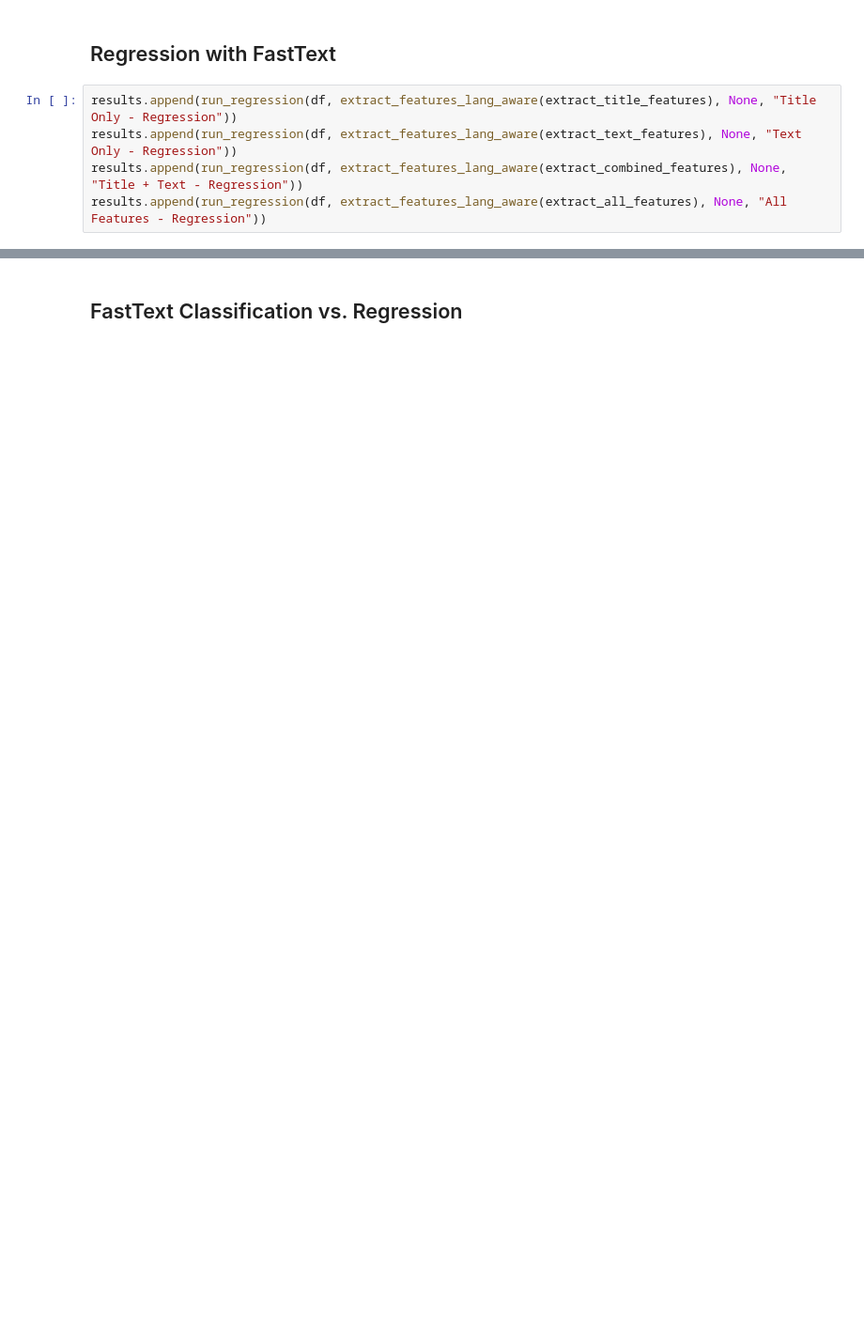
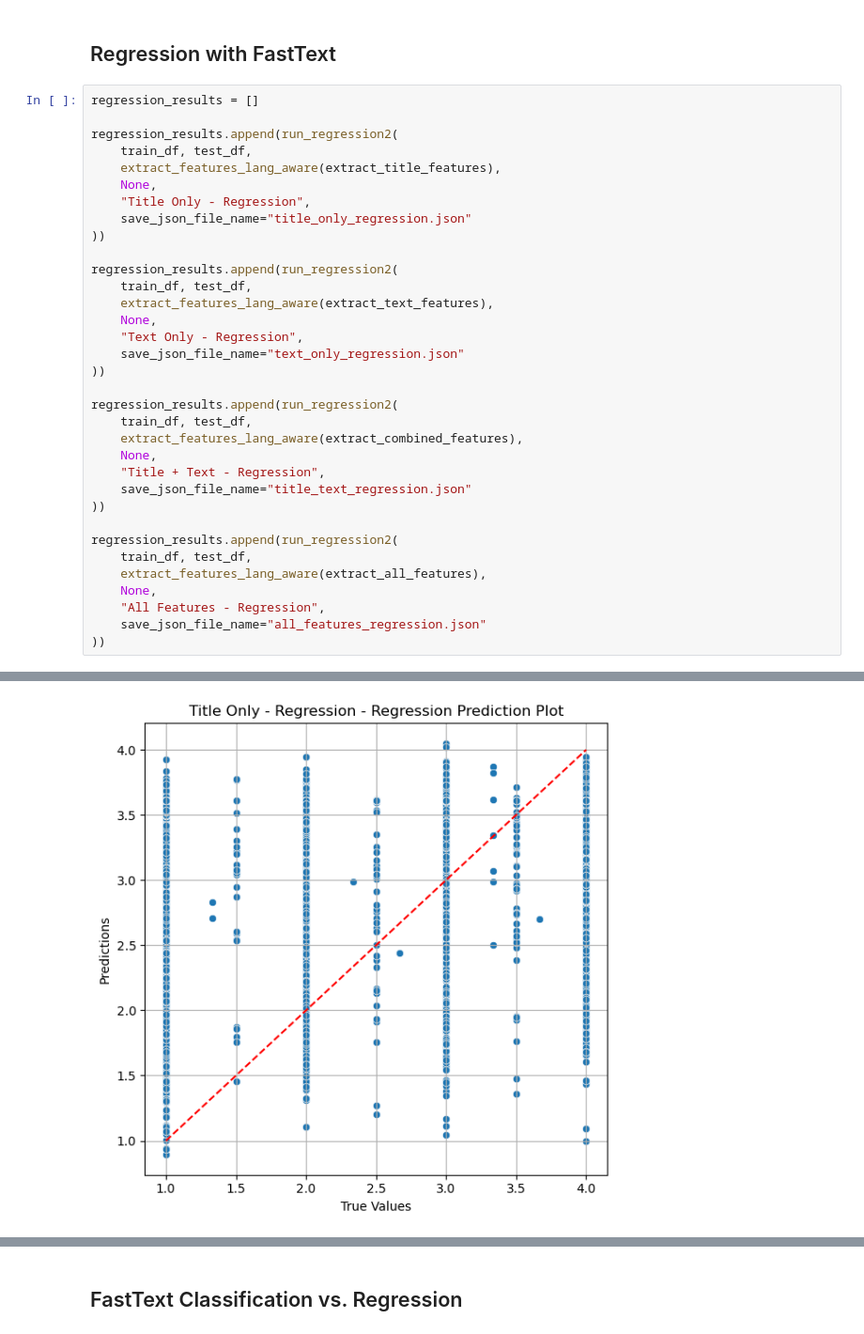
Before and after one commit to Eluminix/AI-Lab, a Jupyter notebook: 2.2 Word Embeddings Multilingual Classification Regression.ipynb, the cells around one changed output, grey strips where cells are left out. Shown: that part at 94% size. Saved outputs shown, nothing was run; the diff lists cells and outputs as text; blank space fills up the shorter version.

```diff
--- a/2.2 Word Embeddings Multilingual Classification Regression.ipynb
+++ b/2.2 Word Embeddings Multilingual Classification Regression.ipynb
@@ -237,7 +436,37 @@ results.append(run_classification(df, extract_features_lang_aware(extract_all_fe
 # %% [markdown]
 ## Regression with FastText
 # %%
-results.append(run_regression(df, extract_features_lang_aware(extract_title_features), None, "Title Only - Regression"))
-results.append(run_regression(df, extract_features_lang_aware(extract_text_features), None, "Text Only - Regression"))
-results.append(run_regression(df, extract_features_lang_aware(extract_combined_features), None, "Title + Text - Regression"))
-results.append(run_regression(df, extract_features_lang_aware(extract_all_features), None, "All Features - Regression"))
+regression_results = []
+
+regression_results.append(run_regression2(
+    train_df, test_df,
+    extract_features_lang_aware(extract_title_features),
+    None,
+    "Title Only - Regression",
+    save_json_file_name="title_only_regression.json"
+))
+
+regression_results.append(run_regression2(
+    train_df, test_df,
+    extract_features_lang_aware(extract_text_features),
+    None,
+    "Text Only - Regression",
+    save_json_file_name="text_only_regression.json"
+))
+
+regression_results.append(run_regression2(
+    train_df, test_df,
+    extract_features_lang_aware(extract_combined_features),
+    None,
+    "Title + Text - Regression",
+    save_json_file_name="title_text_regression.json"
+))
+
+regression_results.append(run_regression2(
+    train_df, test_df,
+    extract_features_lang_aware(extract_all_features),
+    None,
+    "All Features - Regression",
+    save_json_file_name="all_features_regression.json"
+))
+# %% [output]
@@ -243,0 +485 @@ results.append(run_regression(df, extract_features_lang_aware(extract_all_featur
+[figure, added]
```
Also changed, not shown: parts of 8 cells of this notebook, 1 other file.
